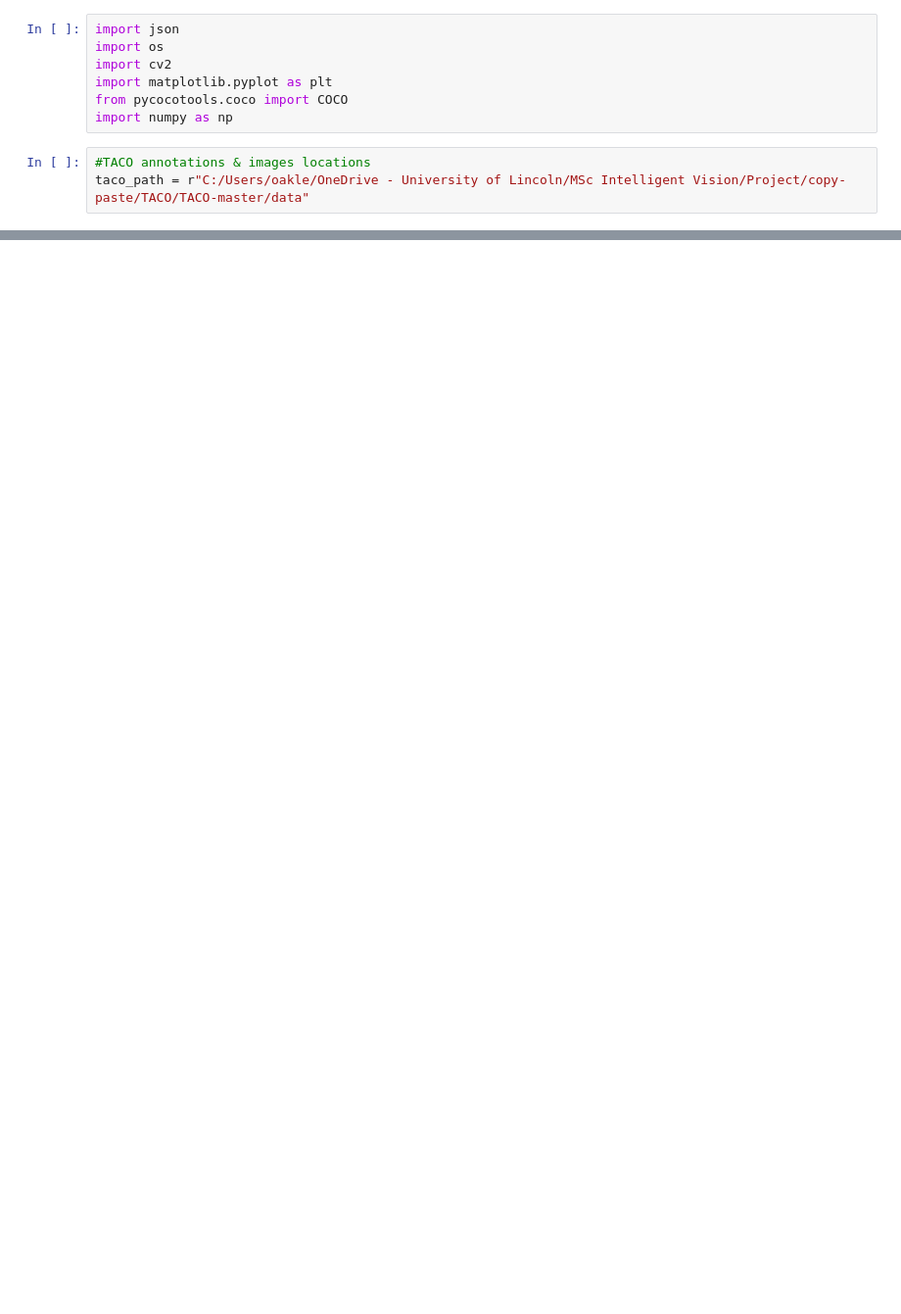
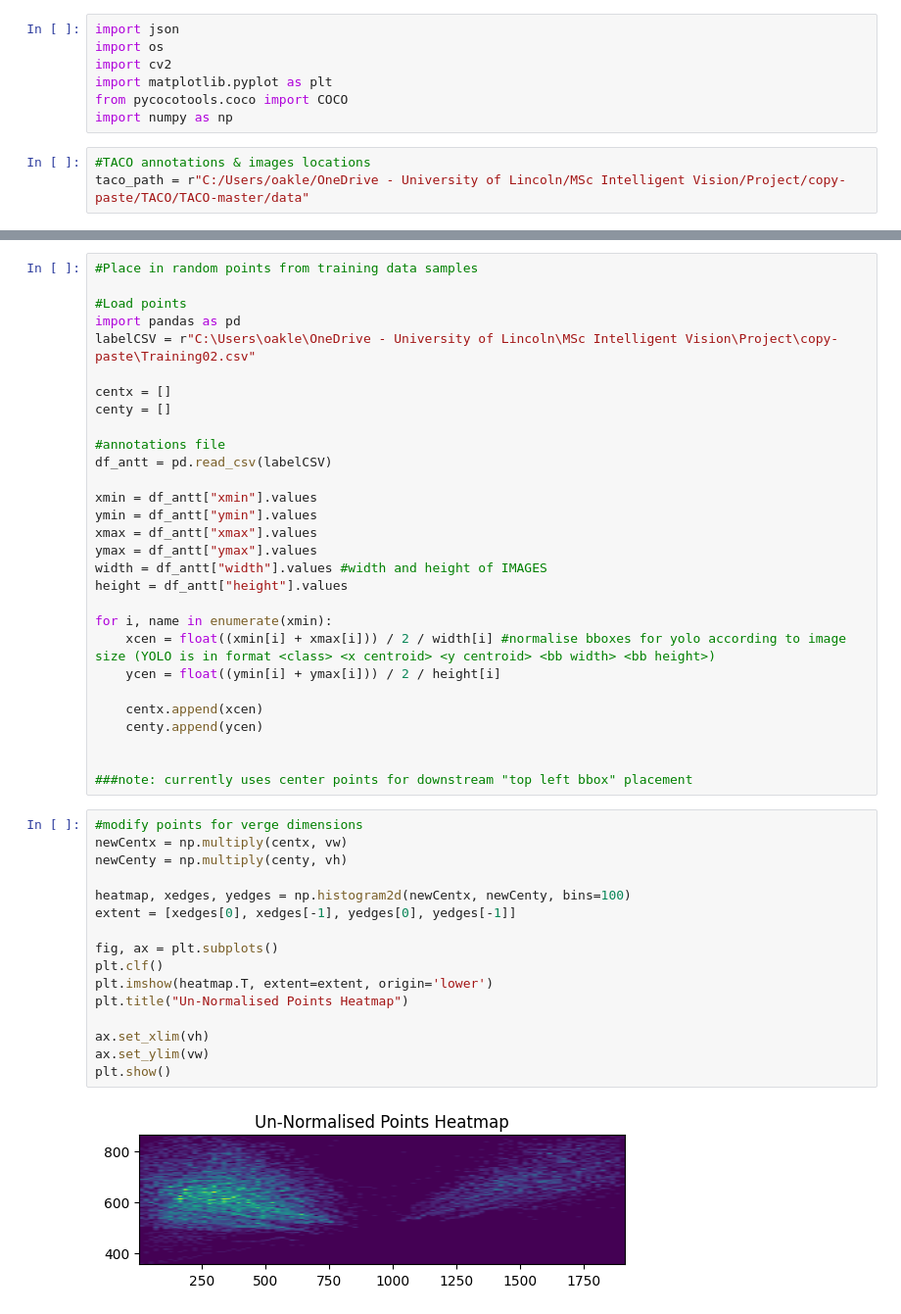
Before and after one commit to oakleighw/VergeSegmentLitterPaste, a Jupyter notebook: Copy-Paste Placement.ipynb, the cells around one changed output, grey strips where cells are left out. Shown at 98% size. Saved outputs shown, nothing was run; the diff lists cells and outputs as text; blank space fills up the shorter version.

```diff
--- a/Copy-Paste Placement.ipynb
+++ b/Copy-Paste Placement.ipynb
@@ -200,0 +219,47 @@ bk: (100, 33, 3)
+# %%
+#Place in random points from training data samples
+
+#Load points
+import pandas as pd
+labelCSV = r"C:\Users\oakle\OneDrive - University of Lincoln\MSc Intelligent Vision\Project\copy-paste\Training02.csv"
+
+centx = []
+centy = []
+
+#annotations file
+df_antt = pd.read_csv(labelCSV)
+
+xmin = df_antt["xmin"].values
+ymin = df_antt["ymin"].values
+xmax = df_antt["xmax"].values
+ymax = df_antt["ymax"].values
+width = df_antt["width"].values #width and height of IMAGES
+height = df_antt["height"].values
+
+for i, name in enumerate(xmin):
+    xcen = float((xmin[i] + xmax[i])) / 2 / width[i] #normalise bboxes for yolo according to image size (YOLO is in format <class> <x centroid> <y centroid> <bb width> <bb height>)
+    ycen = float((ymin[i] + ymax[i])) / 2 / height[i]
+
+    centx.append(xcen)
+    centy.append(ycen)
+
+
+###note: currently uses center points for downstream "top left bbox" placement
+# %%
+#modify points for verge dimensions
+newCentx = np.multiply(centx, vw)
+newCenty = np.multiply(centy, vh)
+
+heatmap, xedges, yedges = np.histogram2d(newCentx, newCenty, bins=100)
+extent = [xedges[0], xedges[-1], yedges[0], yedges[-1]]
+
+fig, ax = plt.subplots()
+plt.clf()
+plt.imshow(heatmap.T, extent=extent, origin='lower')
+plt.title("Un-Normalised Points Heatmap")
+
+ax.set_xlim(vh)
+ax.set_ylim(vw)
+plt.show()
+# %% [output]
+[figure, added]
```
Also changed, not shown: parts of 11 cells of this notebook.
